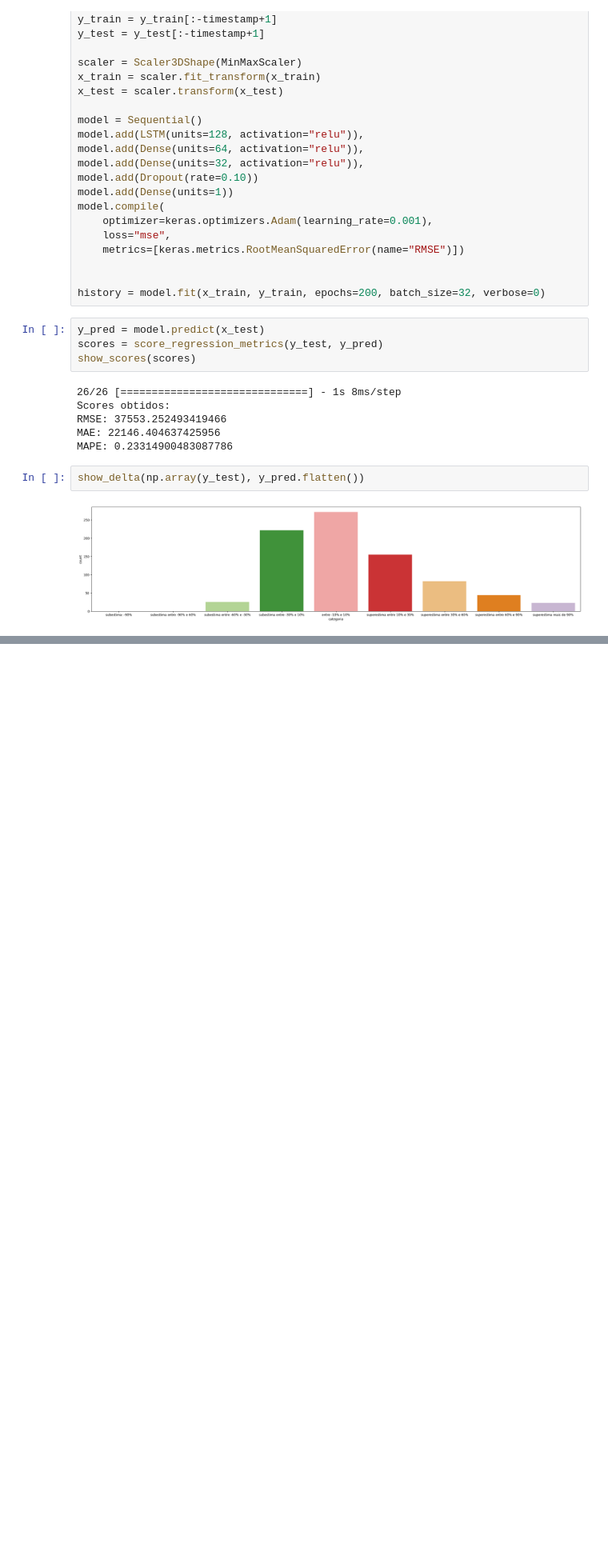
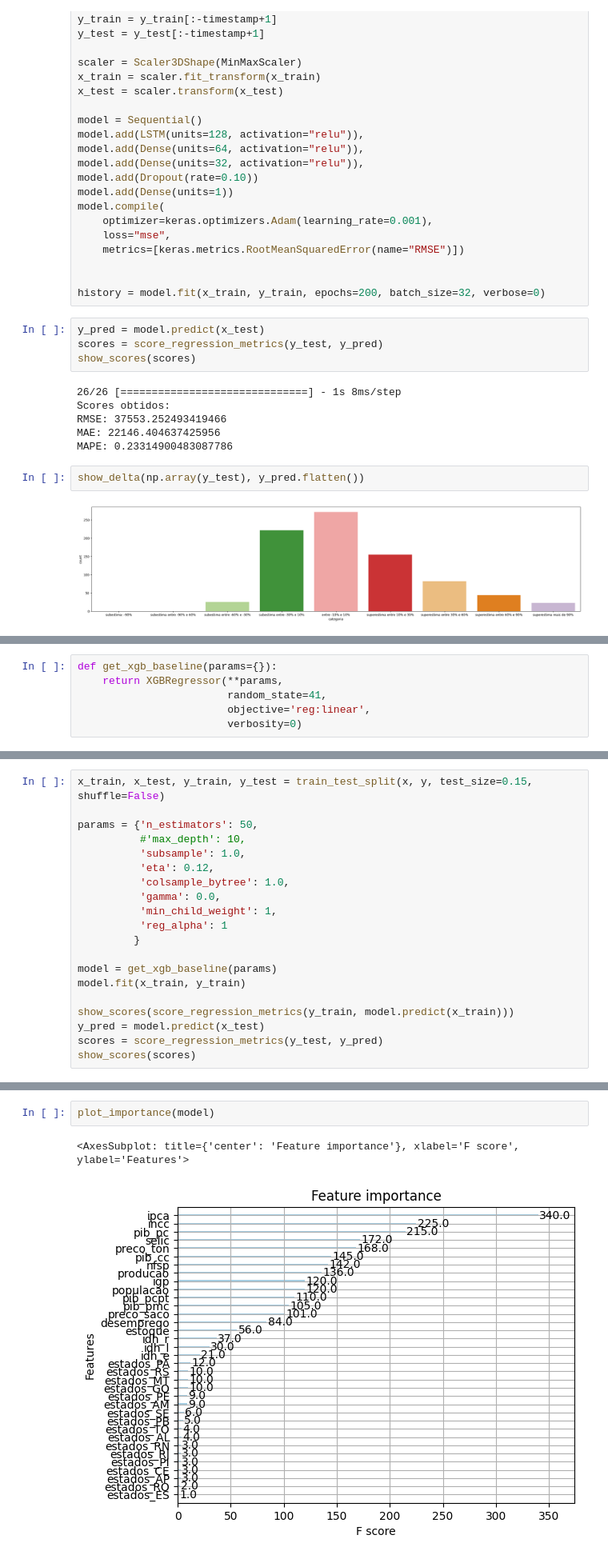
Before and after one commit to LeiteJu/TCC, a Jupyter notebook: notebooks/modelinhos.ipynb, the cells around one changed output, grey strips where cells are left out. Shown at 80% size. Saved outputs shown, nothing was run; the diff lists cells and outputs as text; blank space fills up the shorter version.

```diff
--- a/notebooks/modelinhos.ipynb
+++ b/notebooks/modelinhos.ipynb
@@ -700,0 +1041,6 @@ show_delta(np.array(y_test), y_pred.flatten())
+# %%
+def get_xgb_baseline(params={}):
+    return XGBRegressor(**params,
+                        random_state=41,
+                        objective='reg:linear',
+                        verbosity=0)
@@ -700,0 +1164,20 @@ show_delta(np.array(y_test), y_pred.flatten())
+# %%
+x_train, x_test, y_train, y_test = train_test_split(x, y, test_size=0.15, shuffle=False)
+
+params = {'n_estimators': 50,
+          #'max_depth': 10,
+          'subsample': 1.0,
+          'eta': 0.12,
+          'colsample_bytree': 1.0,
+          'gamma': 0.0,
+          'min_child_weight': 1,
+          'reg_alpha': 1
+         }
+
+model = get_xgb_baseline(params)
+model.fit(x_train, y_train)
+
+show_scores(score_regression_metrics(y_train, model.predict(x_train)))
+y_pred = model.predict(x_test)
+scores = score_regression_metrics(y_test, y_pred)
+show_scores(scores)
@@ -700,0 +1193,5 @@ show_delta(np.array(y_test), y_pred.flatten())
+# %%
+plot_importance(model)
+# %% [output]
+<AxesSubplot: title={'center': 'Feature importance'}, xlabel='F score', ylabel='Features'>
+[figure, added]
```
Also changed, not shown: parts of 41 cells of this notebook.
